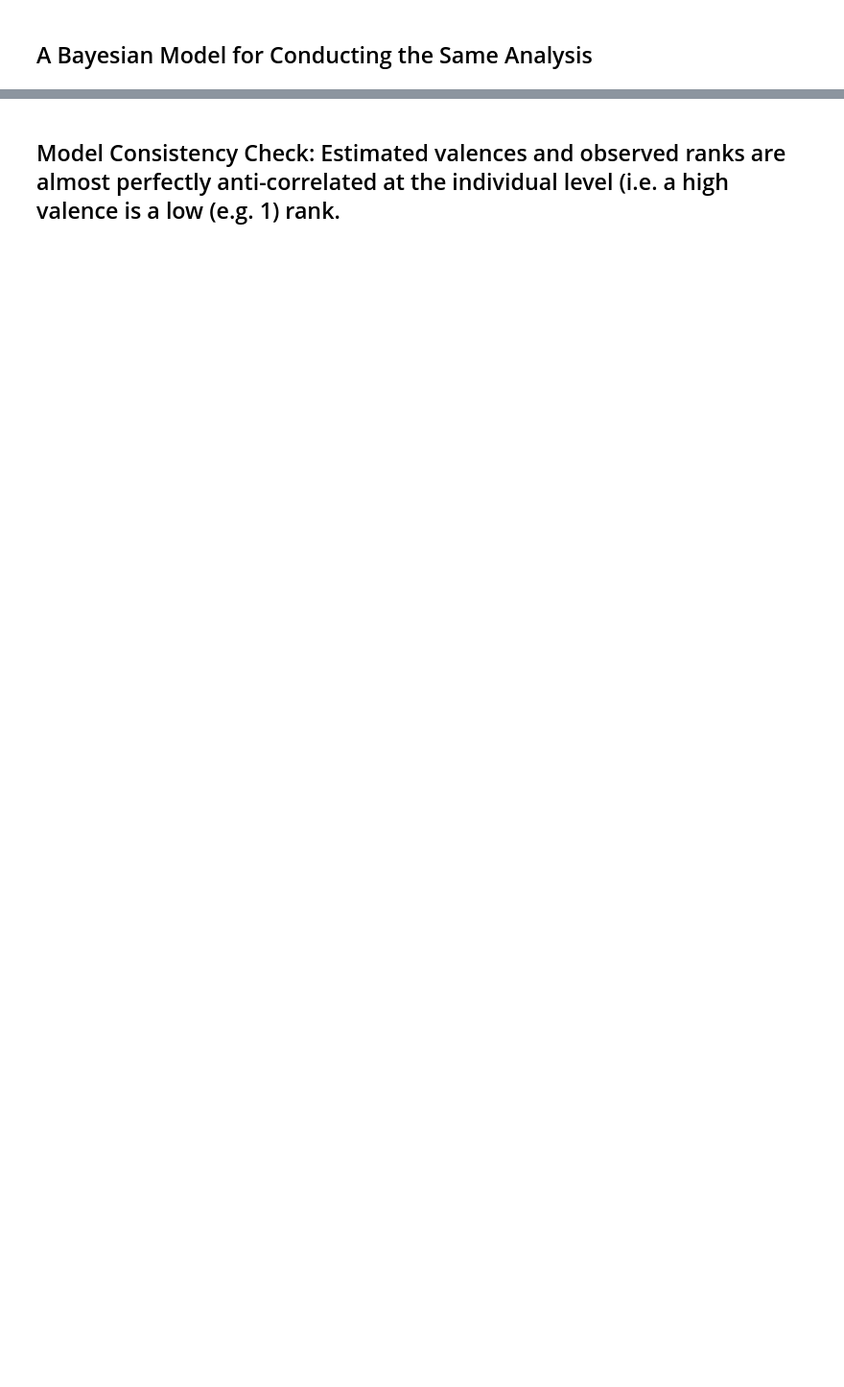
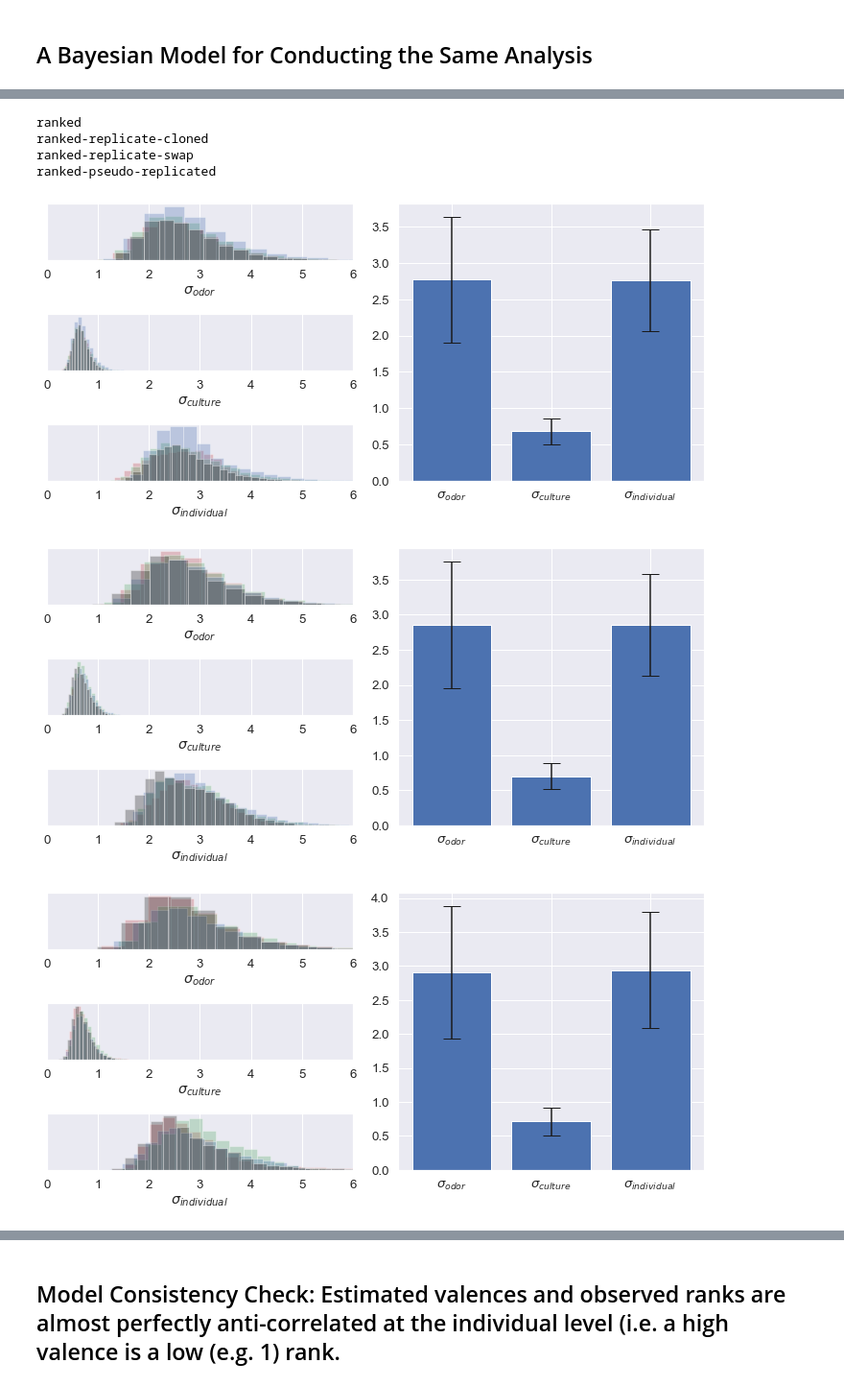
Before and after one commit to rgerkin/shared-pleasantness, a Jupyter notebook: bayesian-analysis.ipynb, the cells around one changed output, grey strips where cells are left out. Shown at 96% size. Cells and saved outputs as stored; diff of their text form; code cells hidden in the pictures; blank space fills up the shorter version.

```diff
--- a/bayesian-analysis.ipynb
+++ b/bayesian-analysis.ipynb
@@ -40,0 +220,3 @@ model = up.load_or_compile_stan_model('univple')
+# %%
+name = 'ranked'
+%time samples[name] = up.load_or_sample(model, data[name], name)
@@ -40,0 +250,3 @@ model = up.load_or_compile_stan_model('univple')
+# %%
+name = 'ranked-replicate-cloned'
+%time samples[name] = up.load_or_sample(model, data[name], name)
@@ -40,0 +256,3 @@ model = up.load_or_compile_stan_model('univple')
+# %%
+name = 'ranked-replicate-swap'
+%time samples[name] = up.load_or_sample(model, data[name], name)
@@ -40,0 +262,3 @@ model = up.load_or_compile_stan_model('univple')
+# %%
+name = 'ranked-pseudo-replicated'
+%time samples[name] = up.load_or_sample(model, data[name], name)
@@ -40,0 +294,16 @@ model = up.load_or_compile_stan_model('univple')
+# %%
+for name in ['ranked', 'ranked-replicate-cloned',
+             'ranked-replicate-swap', 'ranked-pseudo-replicated']:
+    print(name)
+    up.plot_sigmas(samples[name], groups)
+    if name == 'ranked':
+        plt.savefig('Figure S5.png', dpi=600, format='png')
+        plt.savefig('Figure S5.pdf', format='pdf')
+# %% [output]
+ranked
+ranked-replicate-cloned
+ranked-replicate-swap
+ranked-pseudo-replicated
+[figure, added]
+[figure, added]
+[figure, added]
```
Also changed, not shown: parts of 38 cells of this notebook, 9 other files.
